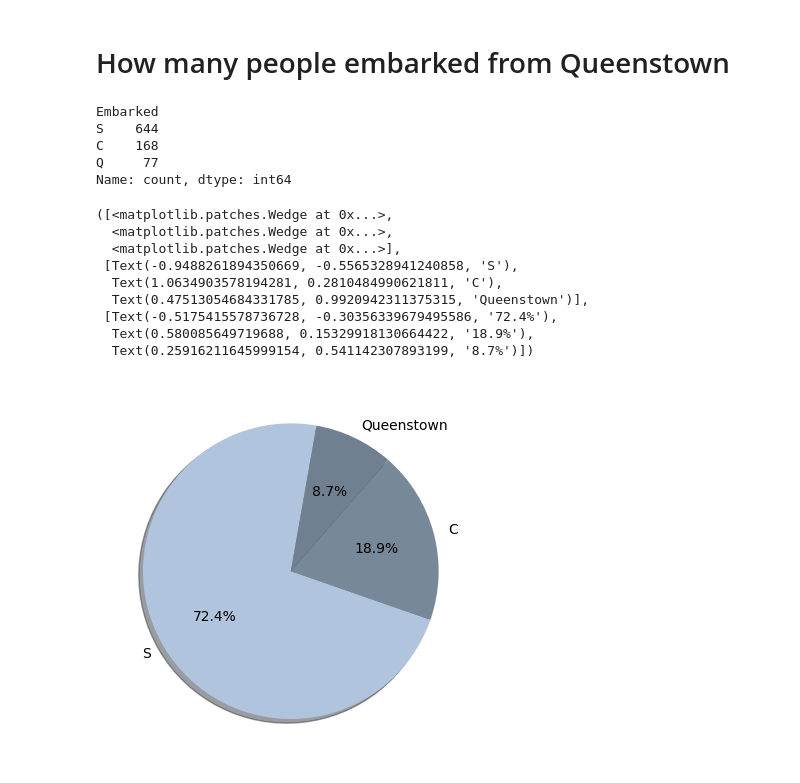
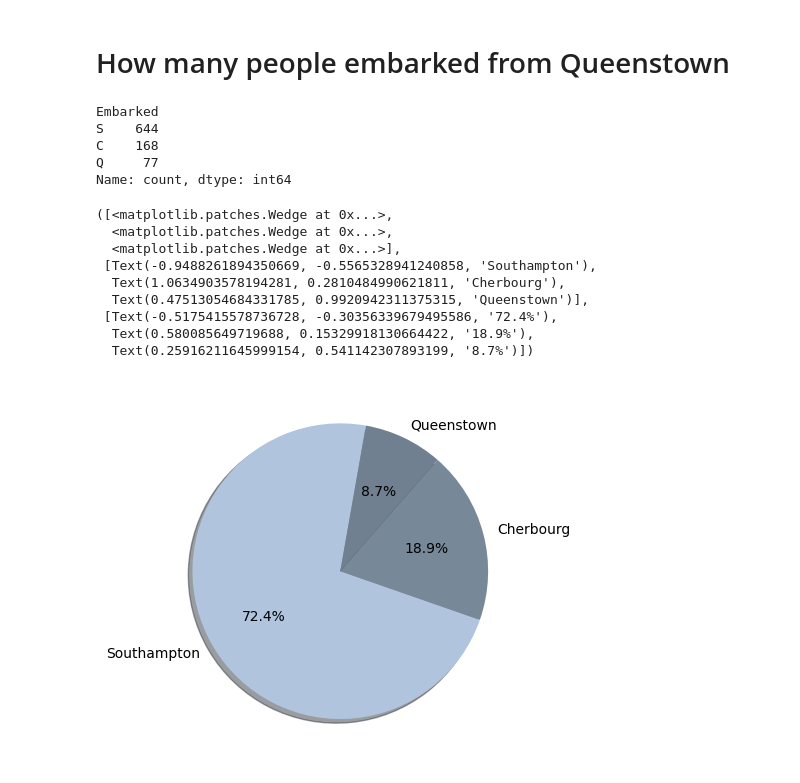
Before and after one commit to itsasamantha/unit-3-data-science, a Jupyter notebook: 02_titanic.ipynb, the cells around one changed output. Saved outputs shown, nothing was run; the diff lists cells and outputs as text; code cells hidden in the pictures.

```diff
--- a/02_titanic.ipynb
+++ b/02_titanic.ipynb
@@ -37,25 +37,25 @@ As seen in the pie chart above 38.4% of the titanic passengers survived. This pe
 # %%
 print(titanic_df['Embarked'].value_counts())
 embarked_place = titanic_df['Embarked'].value_counts()
 
-labels = 'S', 'C','Queenstown'
+labels = 'Southampton', 'Cherbourg','Queenstown'
 sizes = embarked_place
 
 fig, ax = plt.subplots()
 ax.pie(sizes, labels=labels, autopct='%1.1f%%', colors = ['LightSteelBlue', 'LightSlateGrey','SlateGrey'], shadow=True, startangle=80)
 # %% [output]
 Embarked
 S    644
 C    168
 Q     77
 Name: count, dtype: int64
 ([<matplotlib.patches.Wedge at 0x...>,
   <matplotlib.patches.Wedge at 0x...>,
   <matplotlib.patches.Wedge at 0x...>],
- [Text(-0.9488261894350669, -0.5565328941240858, 'S'),
-  Text(1.0634903578194281, 0.2810484990621811, 'C'),
+ [Text(-0.9488261894350669, -0.5565328941240858, 'Southampton'),
+  Text(1.0634903578194281, 0.2810484990621811, 'Cherbourg'),
   Text(0.47513054684331785, 0.9920942311375315, 'Queenstown')],
  [Text(-0.5175415578736728, -0.30356339679495586, '72.4%'),
   Text(0.580085649719688, 0.15329918130664422, '18.9%'),
   Text(0.25916211645999154, 0.541142307893199, '8.7%')])
-[figure, old version]
+[figure, new version]
```
Also changed, not shown: parts of 3 cells of this notebook.
